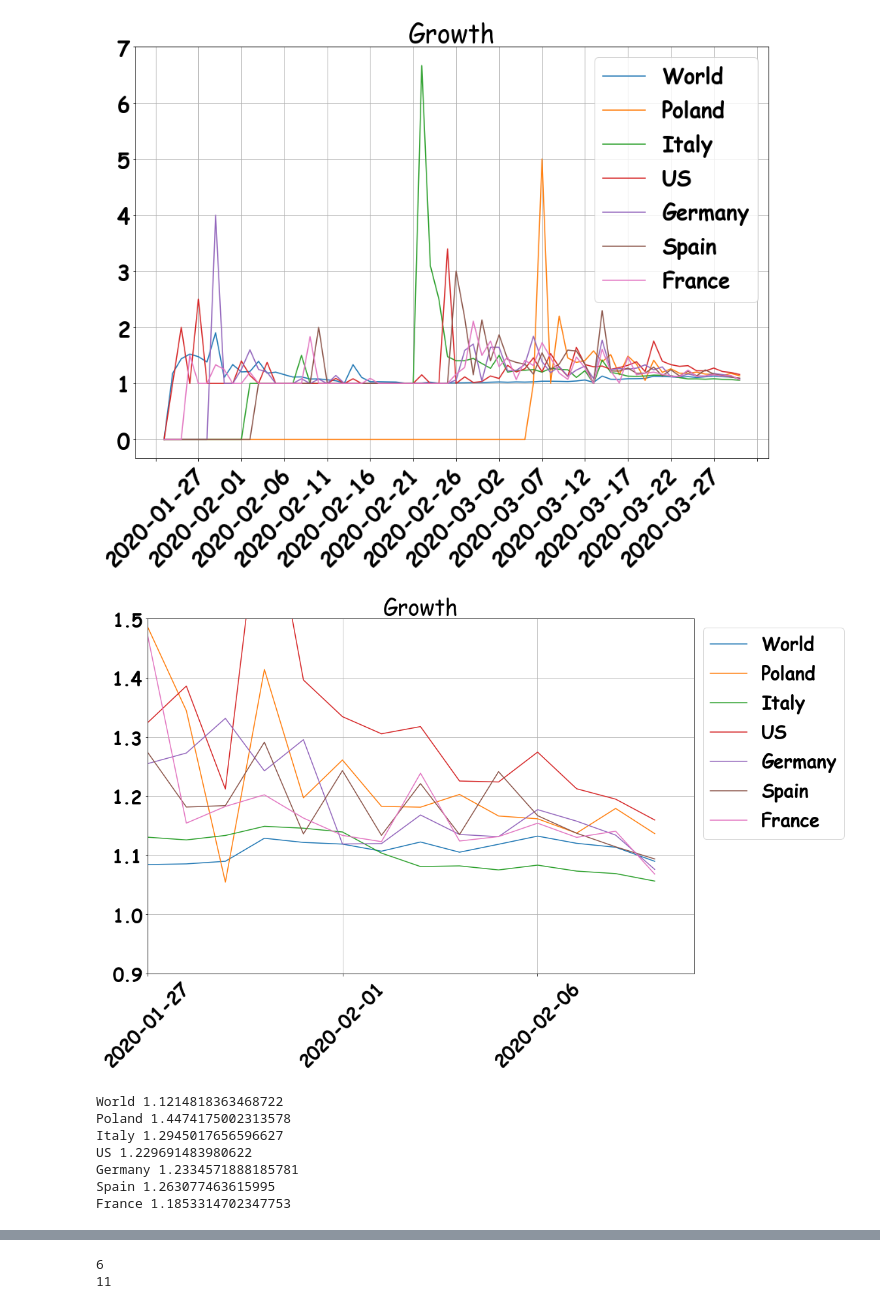
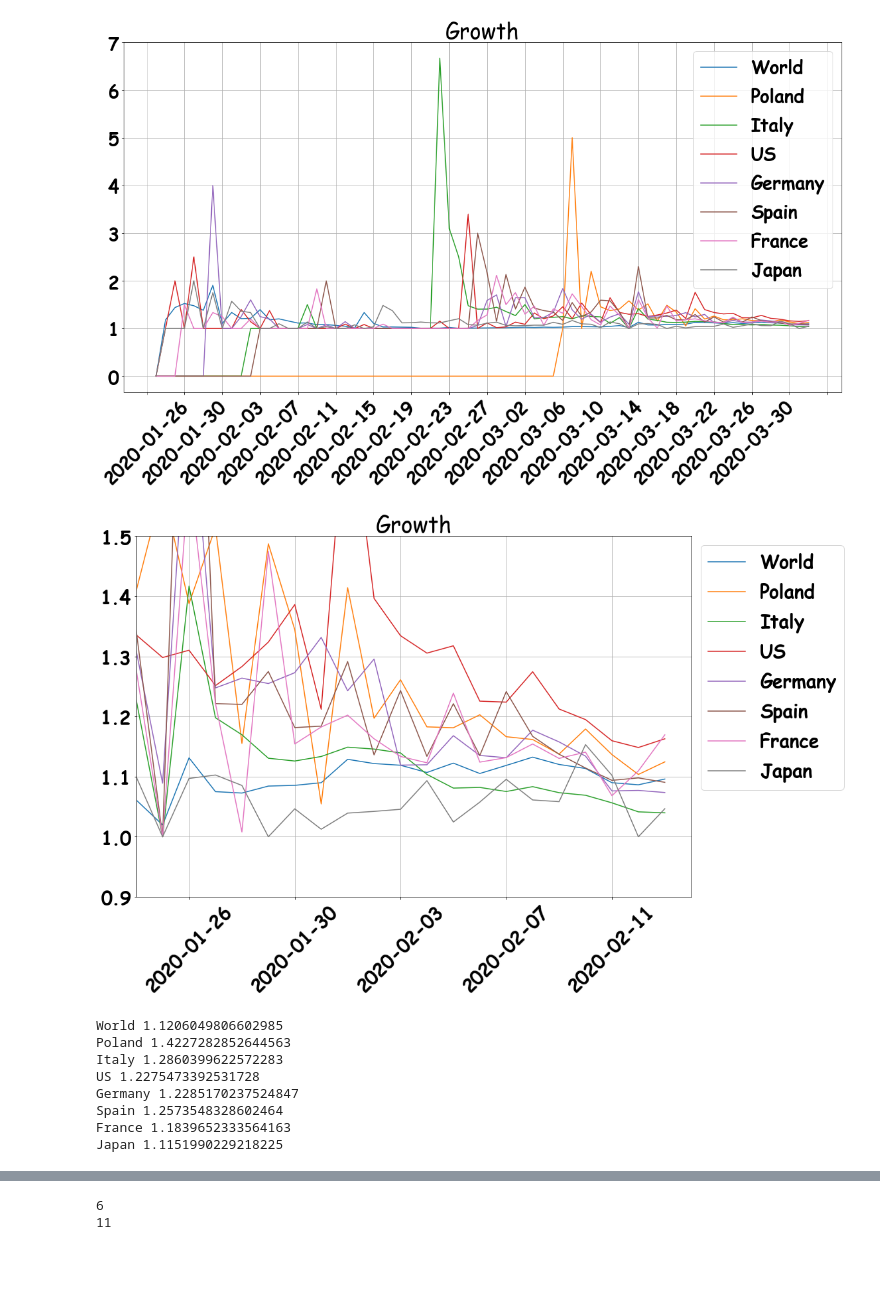
Before and after one commit to sgepner/covid-19, a Jupyter notebook: notebooks/Fun with data.ipynb, the cells around one changed output, grey strips where cells are left out. Saved outputs shown, nothing was run; the diff lists cells and outputs as text; code cells hidden in the pictures; blank space fills up the shorter version.

```diff
--- a/notebooks/Fun with data.ipynb
+++ b/notebooks/Fun with data.ipynb
@@ -91,7 +91,7 @@ clist = []
 clist.append(cdat())
 readdata_wrd('../data/worldwide-aggregated.csv', clist[-1])
 
-for c in ['Poland', 'Italy', 'US', 'Germany', 'Spain', 'France']:
+for c in ['Poland', 'Italy', 'US', 'Germany', 'Spain', 'France', 'Japan']:
     clist.append(cdat())
     readdata_cnt('../data/countries-aggregated.csv', clist[-1], c)
 # %% [output]
@@ -109,7 +110,7 @@ font = {'family' : 'Comic Sans MS',
         'size'   : 28}
 plt.rc('font', **font)
 
-fig, ax = plt.subplots(figsize=(15,10))
+fig, ax = plt.subplots(figsize=(20,10))
 
 for c in clist:
     ax.plot(c.idx, c.con, label=c.name)
@@ -118,7 +119,7 @@ plt.title('Total cases')
 plt.yscale('log')
 plt.ylim(1,1e6)
 plt.legend(bbox_to_anchor=(1, 1., 0, 0))
-base = 5
+base = 4
 loc = plticker.MultipleLocator(base=base) # this locator puts ticks at regular intervals
 ax.xaxis.set_major_locator(loc)
 ax.xaxis.set_major_formatter(mdates.DateFormatter('%Y-%M-%D'))
@@ -130,22 +131,22 @@ plt.grid()
 # %%
-fig, ax = plt.subplots(figsize=(15,10))
+fig, ax = plt.subplots(figsize=(20,10))
 
 for c in clist:
     ax.plot(c.idx, c.gfactor(), label=c.name)
 
 plt.title('Growth')
 # plt.yscale('log')
 # plt.ylim(1,1e6)
 plt.legend(bbox_to_anchor=(1, 1., 0, 0))
-base = 5
+base = 4
 loc = plticker.MultipleLocator(base=base) # this locator puts ticks at regular intervals
 ax.xaxis.set_major_locator(loc)
 ax.xaxis.set_major_formatter(mdates.DateFormatter('%Y-%M-%D'))
 ax.set_xticklabels(clist[0].dte[::base], rotation=45)
 
 plt.grid()
 # %% [output]
-[figure, old version]
+[figure, new version]
 # %%
 fig, ax = plt.subplots(figsize=(15,10))
 
@@ -153,10 +154,10 @@ for c in clist:
     ax.plot(c.idx, c.gfactor(), label=c.name)
 
 plt.title('Growth')
-plt.xlim(clist[0].idx[-14], clist[0].idx[-1]+1)
+plt.xlim(clist[0].idx[-21], clist[0].idx[-1]+1)
 plt.ylim(0.9,1.5)
 plt.legend(bbox_to_anchor=(1, 1., 0, 0))
-base = 5
+base = 4
 loc = plticker.MultipleLocator(base=base) # this locator puts ticks at regular intervals
 ax.xaxis.set_major_locator(loc)
 ax.xaxis.set_major_formatter(mdates.DateFormatter('%Y-%M-%D'))
@@ -164,18 +165,19 @@ ax.set_xticklabels(clist[0].dte[::base], rotation=45)
 
 plt.grid()
 # %% [output]
-[figure, old version]
+[figure, new version]
 # %%
 for d in clist:
     av = np.mean([x for x in d.gf if x])
     print(d.name, av)
 # %% [output]
-World 1.1214818363468722
-Poland 1.4474175002313578
-Italy 1.2945017656596627
-US 1.229691483980622
-Germany 1.2334571888185781
-Spain 1.263077463615995
-France 1.1853314702347753
+World 1.1206049806602985
+Poland 1.4227282852644563
+Italy 1.2860399622572283
+US 1.2275473392531728
+Germany 1.2285170237524847
+Spain 1.2573548328602464
+France 1.1839652333564163
+Japan 1.1151990229218225
 # %%
 for d in clist:
```
Also changed, not shown: parts of 4 cells of this notebook.
